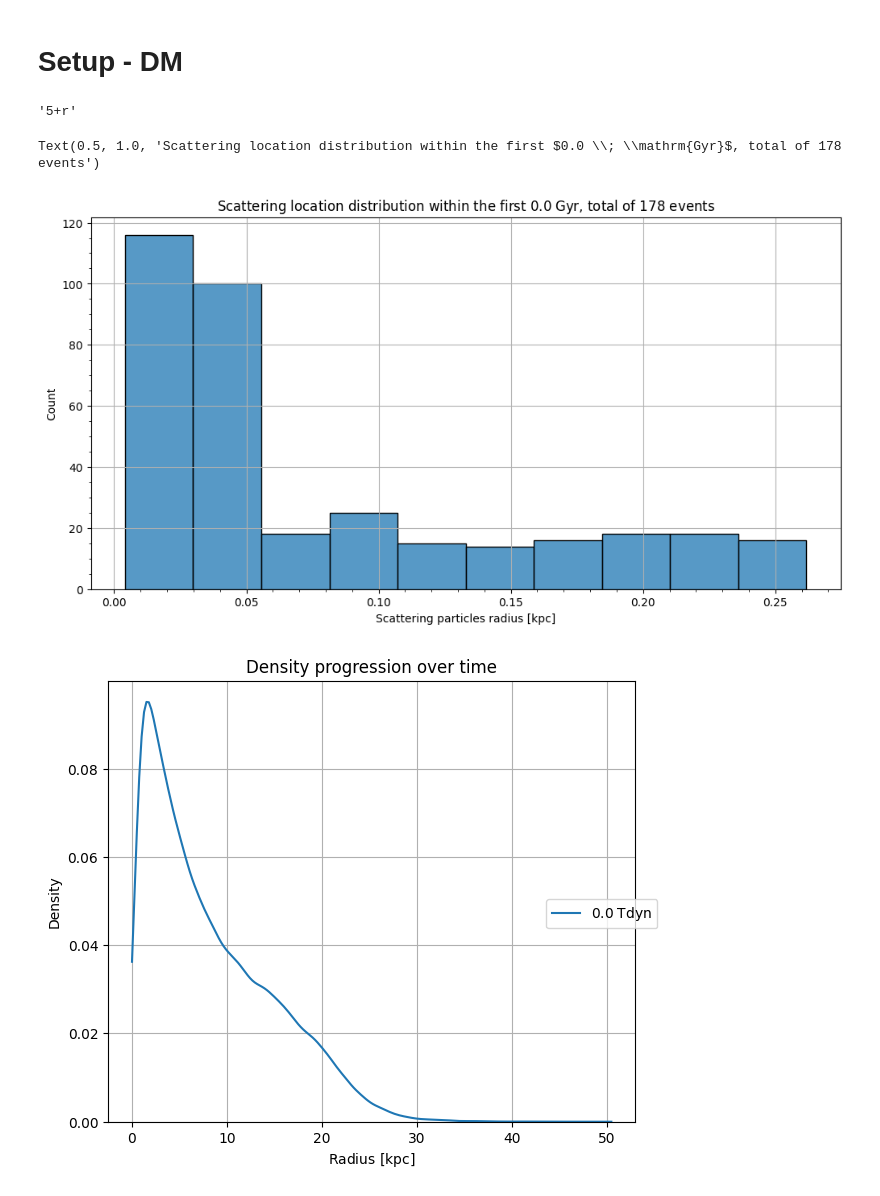
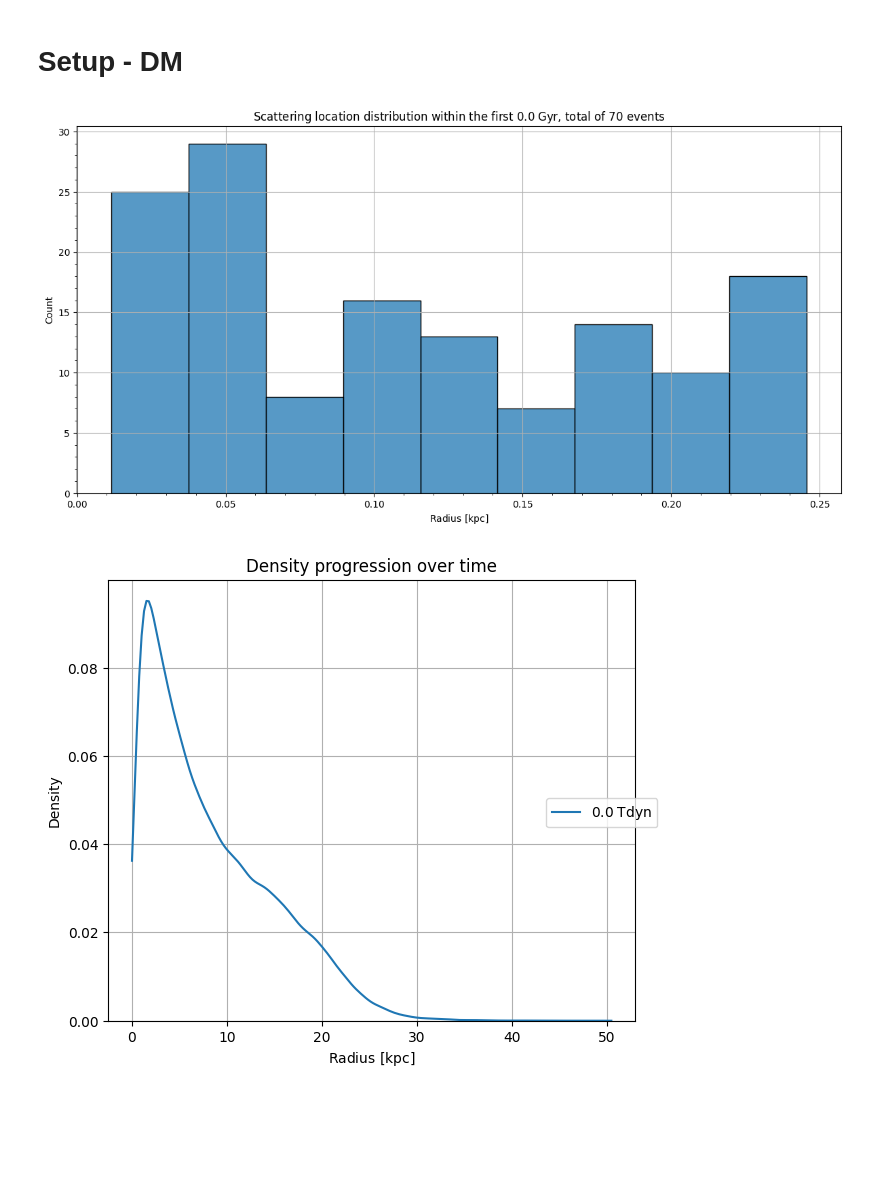
Before and after one commit to Rotem-Barnea/pySIDM, a Jupyter notebook: analysis/run.ipynb, the cells around one changed output. Cells and saved outputs as stored; diff of their text form; code cells hidden in the pictures; blank space fills up the shorter version.

```diff
--- a/analysis/run.ipynb
+++ b/analysis/run.ipynb
@@ -44,17 +44,3 @@ halo = Halo.setup(density=density,steps_per_Tdyn=steps_per_Tdyn,n_particles=n_pa
                   total_run_time=total_run_time,ensure_energy_conservation=False)
 # %%
 halo.evolve(t=61*halo.Tdyn)
-# %%
-'{x}+r'.format(x=5,y=4)
-# %% [output]
-'5+r'
-# %%
-fig,ax = plt.subplots(figsize=(12,6))
-sns.histplot(np.hstack(halo.interactions_track),ax=ax)
-ax.minorticks_on()
-ax.grid(True)
-ax.set_xlabel('Scattering particles radius [kpc]')
-ax.set_title(f'Scattering location distribution within the first {halo.time.to('Gyr').to_string(format="latex",formatter=".1f")}, total of {halo.n_interactions} events')
-# %% [output]
-Text(0.5, 1.0, 'Scattering location distribution within the first $0.0 \\; \\mathrm{Gyr}$, total of 178 events')
-[figure, removed]
@@ -61,3 +49,7 @@ Text(0.5, 1.0, 'Scattering location distribution within the first $0.0 \\; \\mat
+# %%
+halo.plot_scattering_location();
+# %% [output]
+[figure, added]
 # %%
 halo.saved_states.to_csv('states dm.csv')
 # %%
```
Also changed, not shown: parts of 1 cell of this notebook, 2 other files.
